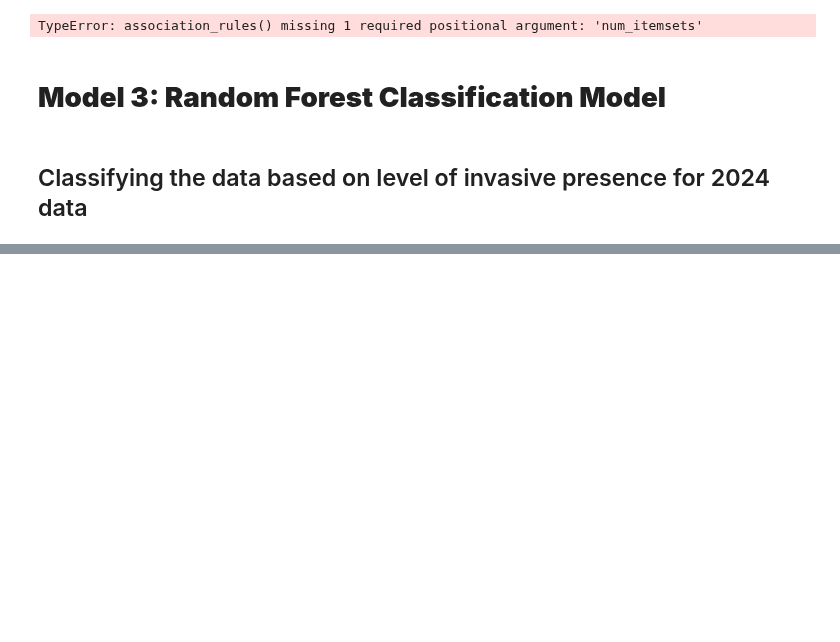
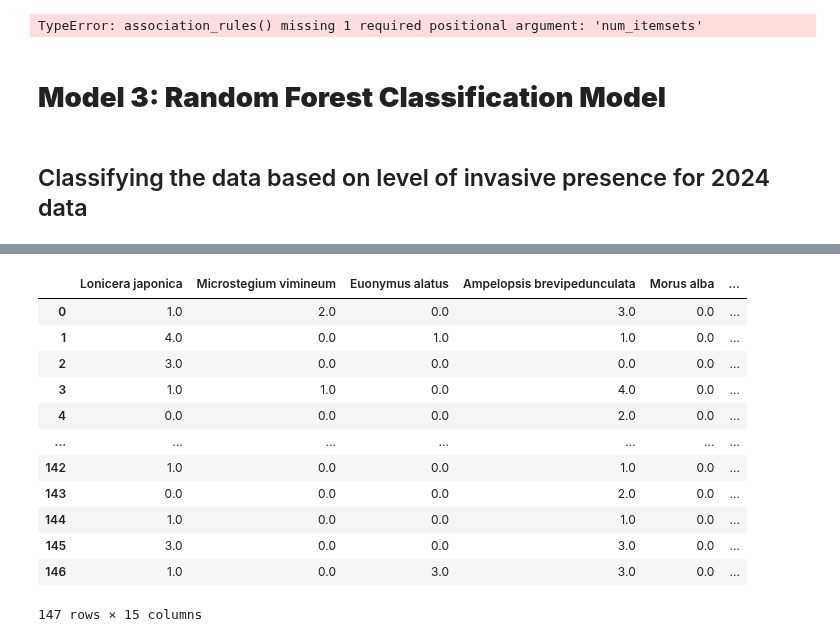
Before and after one commit to Graviton12/CS-430-Group-Project, a Jupyter notebook: cherokee_park_models.ipynb, the cells around one changed output, grey strips where cells are left out. Cells and saved outputs as stored; diff of their text form; code cells hidden in the pictures; blank space fills up the shorter version.

```diff
--- a/cherokee_park_models.ipynb
+++ b/cherokee_park_models.ipynb
@@ -562,0 +560,12 @@ TypeError: association_rules() missing 1 required positional argument: 'num_item
+# %%
+# loading dataset
+# using skiprows=1 to skip the first row of the dataset
+class_data=pd.read_excel("/content/drive/MyDrive/CS 430 Group Project/olmstead_dataset.xlsx", sheet_name="2024 Cherokee Invasive Survey", skiprows=1)
+# %%
+# renaming columns
+class_data = class_data.rename(columns={'Comment':'Trimble_station', 'Calculated using formula in densiometer.1':'average_canopy_cover', 'Calculated using formula in densiometer':'form_densiometer'})
+
+# Removing the word 'Cherokee' from the Trimble station entries that wya it is left with just its number
+class_data['Trimble_station'] = class_data['Trimble_station'].str.replace('Cherokee', '')
+
+class_data.head()
@@ -562,0 +580,22 @@ TypeError: association_rules() missing 1 required positional argument: 'num_item
+# %%
+# deleting uneeded columns
+class_data = class_data.drop(['Unnamed: 27', 'N', 'E', 'S', 'W', 'Canopy gap and/or downed trees present', 'Dioscorea polystachya','SUM'], axis=1)
+
+#filling out missing values for all columns with 0
+class_data.fillna(0, inplace=True)
+# %%
+class_data.iloc[:, 5:20]
+# %% [output]
+|  | Lonicera japonica | Microstegium vimineum | Euonymus alatus | Ampelopsis brevipedunculata | Morus alba | ... |
+| 0 | 1.0 | 2.0 | 0.0 | 3.0 | 0.0 | ... |
+| 1 | 4.0 | 0.0 | 1.0 | 1.0 | 0.0 | ... |
+| 2 | 3.0 | 0.0 | 0.0 | 0.0 | 0.0 | ... |
+| 3 | 1.0 | 1.0 | 0.0 | 4.0 | 0.0 | ... |
+| 4 | 0.0 | 0.0 | 0.0 | 2.0 | 0.0 | ... |
+| ... | ... | ... | ... | ... | ... | ... |
+| 142 | 1.0 | 0.0 | 0.0 | 1.0 | 0.0 | ... |
+| 143 | 0.0 | 0.0 | 0.0 | 2.0 | 0.0 | ... |
+| 144 | 1.0 | 0.0 | 0.0 | 1.0 | 0.0 | ... |
+| 145 | 3.0 | 0.0 | 0.0 | 3.0 | 0.0 | ... |
+| 146 | 1.0 | 0.0 | 3.0 | 3.0 | 0.0 | ... |
+147 rows × 15 columns
```
Also changed, not shown: parts of 11 cells of this notebook.
